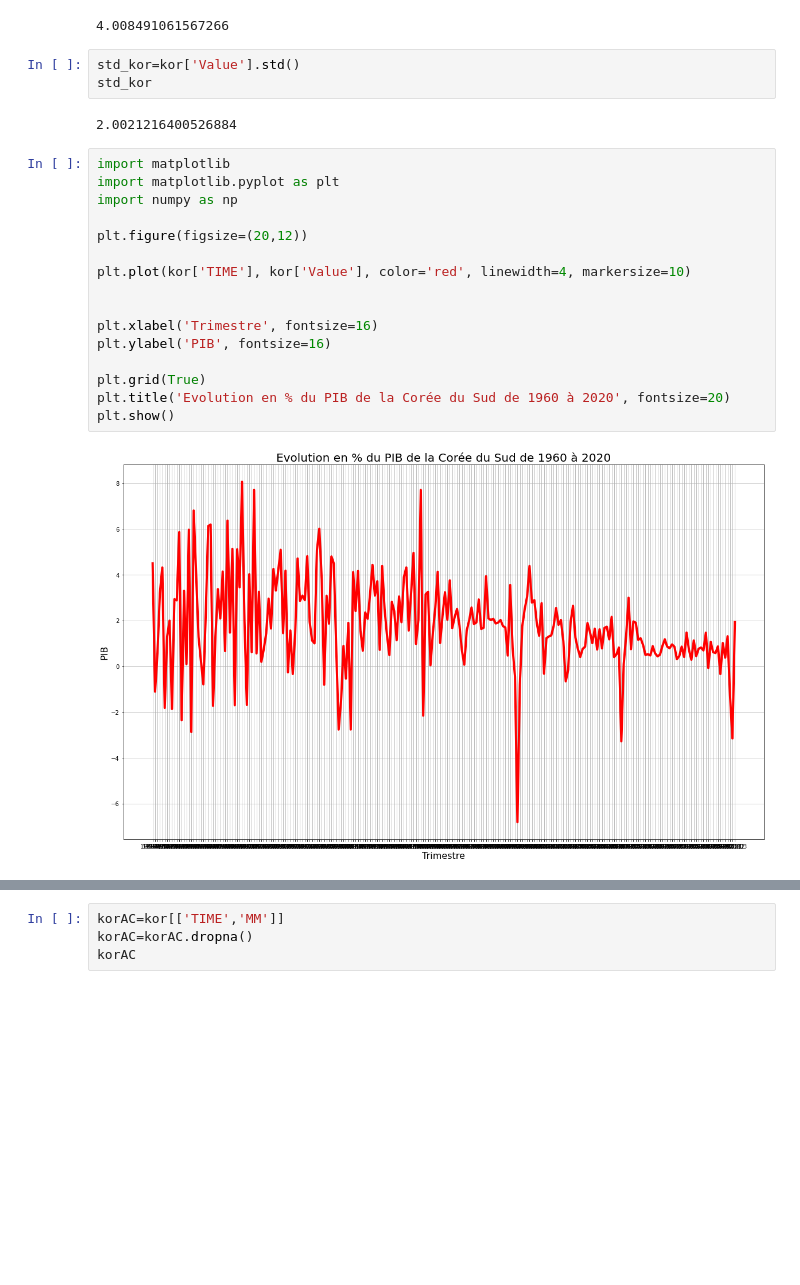
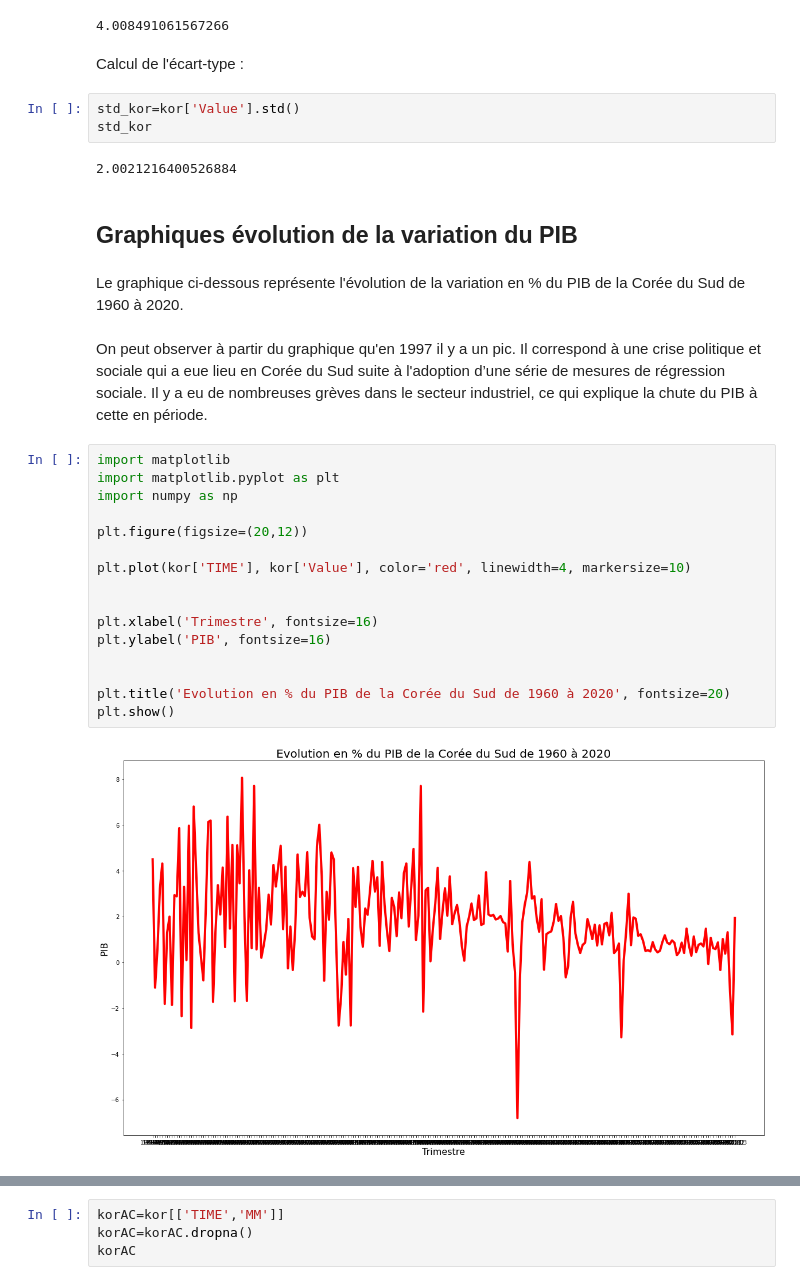
Before and after one commit to anais-ferrera/DATA731_PIBOCDE, a Jupyter notebook: Cas_coree.ipynb, the cells around one changed output, grey strips where cells are left out. Cells and saved outputs as stored; diff of their text form; blank space fills up the shorter version.

```diff
--- a/Cas_coree.ipynb
+++ b/Cas_coree.ipynb
@@ -135,26 +160,35 @@ var_kor=kor['Value'].var()
 var_kor
 # %% [output]
 4.008491061567266
+# %% [markdown]
+Calcul de l'écart-type :
 # %%
 std_kor=kor['Value'].std()
 std_kor
 # %% [output]
 2.0021216400526884
+# %% [markdown]
+## Graphiques évolution de la variation du PIB
+# %% [markdown]
+Le graphique ci-dessous représente l'évolution de la variation en % du PIB de la Corée du Sud de 1960 à 2020.
+# %% [markdown]
+On peut observer à partir du graphique qu'en 1997 il y a un pic. Il correspond à une crise politique et sociale qui a eue lieu en Corée du Sud suite à l'adoption d’une série de mesures de régression sociale.
+Il y a eu de nombreuses grèves dans le secteur industriel, ce qui explique la chute du PIB à cette en période.
 # %%
 import matplotlib
 import matplotlib.pyplot as plt
 import numpy as np
 
 plt.figure(figsize=(20,12))
 
 plt.plot(kor['TIME'], kor['Value'], color='red', linewidth=4, markersize=10)
 
 
 plt.xlabel('Trimestre', fontsize=16)
 plt.ylabel('PIB', fontsize=16)
 
-plt.grid(True)
+
 plt.title('Evolution en % du PIB de la Corée du Sud de 1960 à 2020', fontsize=20)
 plt.show()
 # %% [output]
-[figure, old version]
+[figure, new version]
```
Also changed, not shown: parts of 55 cells of this notebook.
